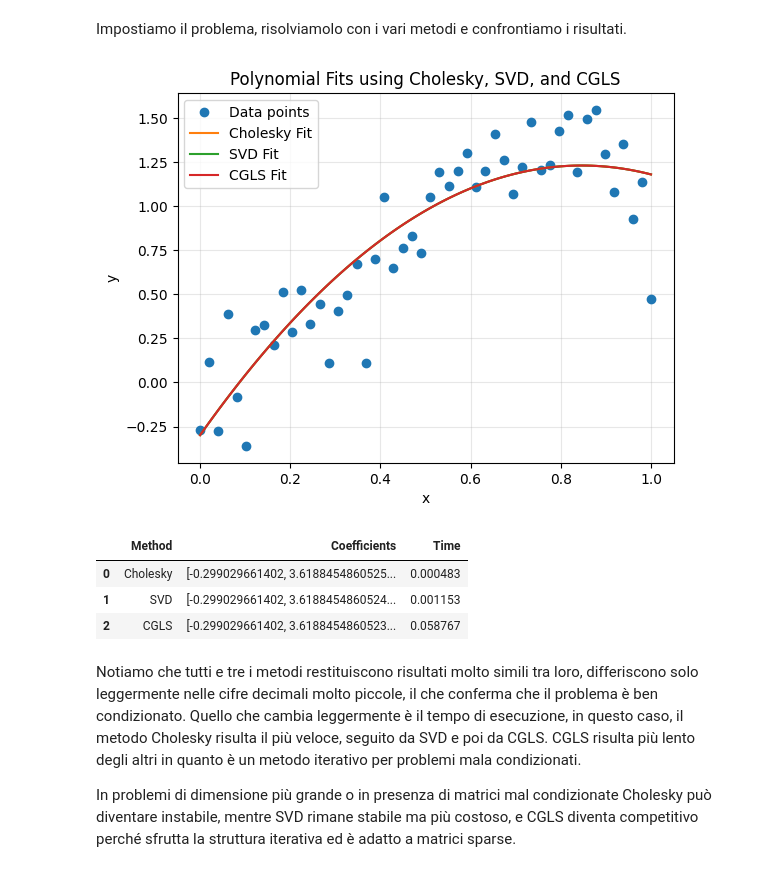
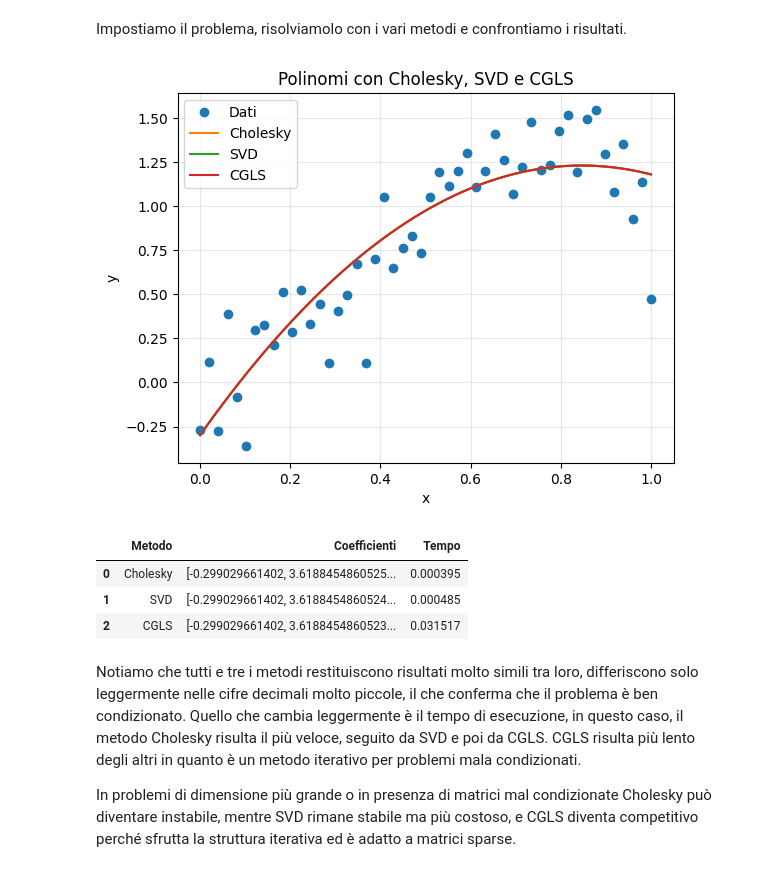
Before and after one commit to Kmoon-7/CalcoloNumerico-HW, a Jupyter notebook: homework2.ipynb, the cells around one changed output. Drawn from its saved outputs; the diff is of its cells as text; code cells hidden in the pictures.

```diff
--- a/homework2.ipynb
+++ b/homework2.ipynb
@@ -116,10 +117,9 @@ MAX_ITER = 1000
 # %% [markdown]
 Definiamo la matrice Valdemonde
 # %%
-def vandermonde(x: np.ndarray, d: int) -> np.ndarray:
-    r"""
-    Preso in input un numpy array "x" di lunghezza (n, ) contentente i dati, e un valore intero "d" rappresentante il grado del polinomio,
-    costruisce e ritorna la matrice di vandermonde X di grado d, associata a x.
+def vandermonde(x, d):
+    """
+    Costruisce e ritorna la matrice di vandermonde X di grado d, associata a x.
 
     Parameters:
     x (ndarray): Il vettore dei dati di input.
@@ -133,6 +133,7 @@ def vandermonde(x: np.ndarray, d: int) -> np.ndarray:
 
     for i in range(d+1):
         X[:, i] = x ** i
+
     return X
 # %% [markdown]
 Definiamo le funzioni dei metodi per risolvere il problema ai minimi quadrati:
@@ -142,7 +143,7 @@ Definiamo le funzioni dei metodi per risolvere il problema ai minimi quadrati:
 
 #### 1. Cholesky
 # %%
-def solve_cholesky(X: np.ndarray, y: np.ndarray) -> np.ndarray:
+def solve_cholesky(X, y):
     """
     Risolve usando la decomposizione di Cholesky.
 
@@ -151,7 +152,7 @@ def solve_cholesky(X: np.ndarray, y: np.ndarray) -> np.ndarray:
     y (np.ndarray): Vettore delle risposte (target).
 
     Returns:
-    np.ndarray: Vettore dei pesi (coefficients) della regressione lineare.
+    x (np.ndarray): Vettore dei pesi (coefficients) della regressione lineare.
     """
     rank = np.linalg.matrix_rank(X)
     if rank < X.shape[1]:
@@ -167,7 +168,7 @@ def solve_cholesky(X: np.ndarray, y: np.ndarray) -> np.ndarray:
 # %% [markdown]
 #### 2. SVD
 # %%
-def solve_svd(X: np.ndarray, y: np.ndarray, d: int) -> np.ndarray:
+def solve_svd(X, y, d):
     """
     Risolve usando la decomposizione SVD.
 
@@ -177,7 +178,7 @@ def solve_svd(X: np.ndarray, y: np.ndarray, d: int) -> np.ndarray:
     d (int): Numero di caratteristiche (features).
 
     Returns:
-    np.ndarray: Vettore dei pesi (coefficients) della regressione lineare.
+    x (np.ndarray): Vettore dei pesi (coefficients) della regressione lineare.
     """
     U, s, VT = np.linalg.svd(X, full_matrices=False)
     x = np.zeros(d+1)
@@ -189,7 +190,7 @@ def solve_svd(X: np.ndarray, y: np.ndarray, d: int) -> np.ndarray:
 # %% [markdown]
 #### 3. Gradienti Coniugati (CGLS)
 # %%
-def solve_cgls(X: np.ndarray, y: np.ndarray, atol: float = TOL, max_iter: int = MAX_ITER) -> np.ndarray:
+def solve_cgls(X, y, atol: float = TOL, maxit: int = MAXIT):
     """
     Risolve usando il metodo Conjugate Gradient Least Squares (CGLS).
 
@@ -200,7 +201,7 @@ def solve_cgls(X: np.ndarray, y: np.ndarray, atol: float = TOL, max_iter: int =
     max_iter (int): Numero massimo di iterazioni.
 
     Returns:
-    np.ndarray: Vettore dei pesi (coefficients) della regressione lineare.
+    x (np.ndarray): Vettore dei pesi (coefficients) della regressione lineare.
     """
     m, n = X.shape
     x = np.zeros(n)
@@ -209,7 +210,7 @@ def solve_cgls(X: np.ndarray, y: np.ndarray, atol: float = TOL, max_iter: int =
     p = s.copy()
     norm_r0 = np.linalg.norm(r)
 
-    for k in range(max_iter):
+    for k in range(maxit):
         q = X @ p
         alpha = (s.T @ s) / (q.T @ q)
         x = x + alpha * p
@@ -234,46 +235,46 @@ X = vandermonde(x, d)
 
 def timed(func):
     def wrapper(*args, **kwargs):
         start_time = time.perf_counter()
         result = func(*args, **kwargs)
         elapsed_time = time.perf_counter() - start_time
         return result, elapsed_time
     return wrapper
 
 solve_cholesky_timed = timed(solve_cholesky)
 solve_svd_timed = timed(solve_svd)
 solve_cgls_timed = timed(solve_cgls)
 
 cholesky_result, cholesky_time = solve_cholesky_timed(X, y)
 svd_result, svd_time = solve_svd_timed(X, y, d)
 cgls_result, cgls_time = solve_cgls_timed(X, y)
 
 xx = np.linspace(x.min(), x.max(), 100)
 
-plt.plot(x, y, "o", label="Data points")
-plt.plot(xx, np.polyval(cholesky_result[::-1], xx), label="Cholesky Fit")
-plt.plot(xx, np.polyval(svd_result[::-1], xx), label="SVD Fit")
-plt.plot(xx, np.polyval(cgls_result[::-1], xx), label="CGLS Fit")
+plt.plot(x, y, "o", label="Dati")
+plt.plot(xx, np.polyval(cholesky_result[::-1], xx), label="Cholesky")
+plt.plot(xx, np.polyval(svd_result[::-1], xx), label="SVD")
+plt.plot(xx, np.polyval(cgls_result[::-1], xx), label="CGLS")
 plt.grid(alpha=0.3)
 plt.xlabel("x")
 plt.ylabel("y")
-plt.title("Polynomial Fits using Cholesky, SVD, and CGLS")
+plt.title("Polinomi con Cholesky, SVD e CGLS")
 plt.legend()
 plt.show()
 
 results_df = pd.DataFrame({
-    "Method": ["Cholesky", "SVD", "CGLS"],
-    "Coefficients": [cholesky_result.round(13), svd_result.round(13), cgls_result.round(13)],
-    "Time": [cholesky_time, svd_time, cgls_time]
+    "Metodo": ["Cholesky", "SVD", "CGLS"],
+    "Coefficienti": [cholesky_result.round(13), svd_result.round(13), cgls_result.round(13)],
+    "Tempo": [cholesky_time, svd_time, cgls_time]
 })
 
 results_df
 # %% [output]
-[figure, old version]
+[figure, new version]
-|  | Method | Coefficients | Time |
-| 0 | Cholesky | [-0.299029661402, 3.6188454860525... | 0.000483 |
-| 1 | SVD | [-0.299029661402, 3.6188454860524... | 0.001153 |
-| 2 | CGLS | [-0.299029661402, 3.6188454860523... | 0.058767 |
+|  | Metodo | Coefficienti | Tempo |
+| 0 | Cholesky | [-0.299029661402, 3.6188454860525... | 0.000395 |
+| 1 | SVD | [-0.299029661402, 3.6188454860524... | 0.000485 |
+| 2 | CGLS | [-0.299029661402, 3.6188454860523... | 0.031517 |
 # %% [markdown]
 Notiamo che tutti e tre i metodi restituiscono risultati molto simili tra loro, differiscono solo leggermente nelle cifre decimali molto piccole, il che conferma che il problema è ben condizionato. Quello che cambia leggermente è il tempo di esecuzione, in questo caso, il metodo Cholesky risulta il più veloce, seguito da SVD e poi da CGLS. CGLS risulta più lento degli altri in quanto è un metodo iterativo per problemi mala condizionati.
 
```
Also changed, not shown: parts of 30 cells of this notebook, 1 other file.
